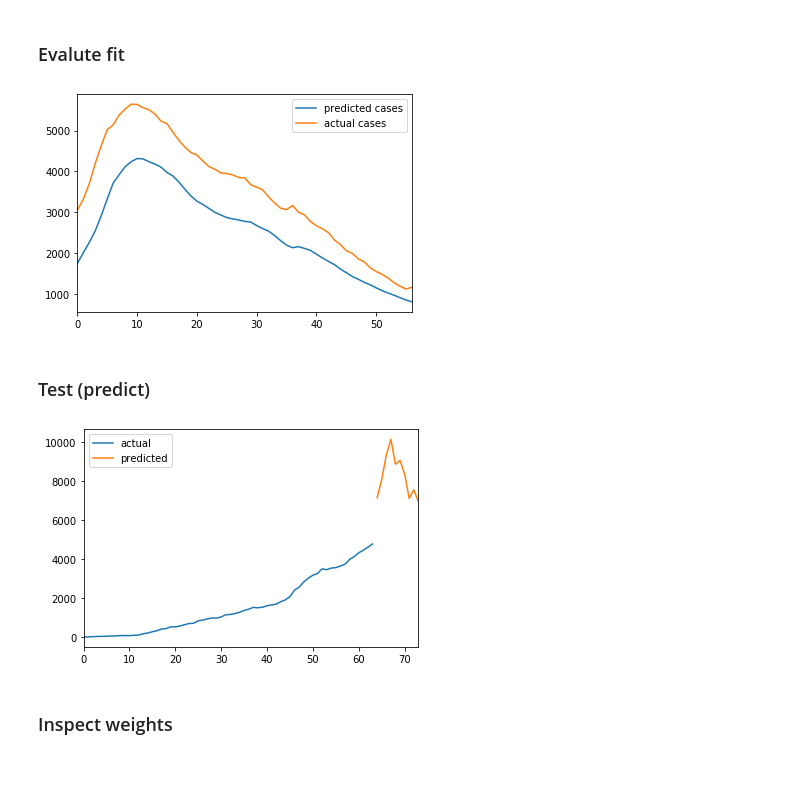
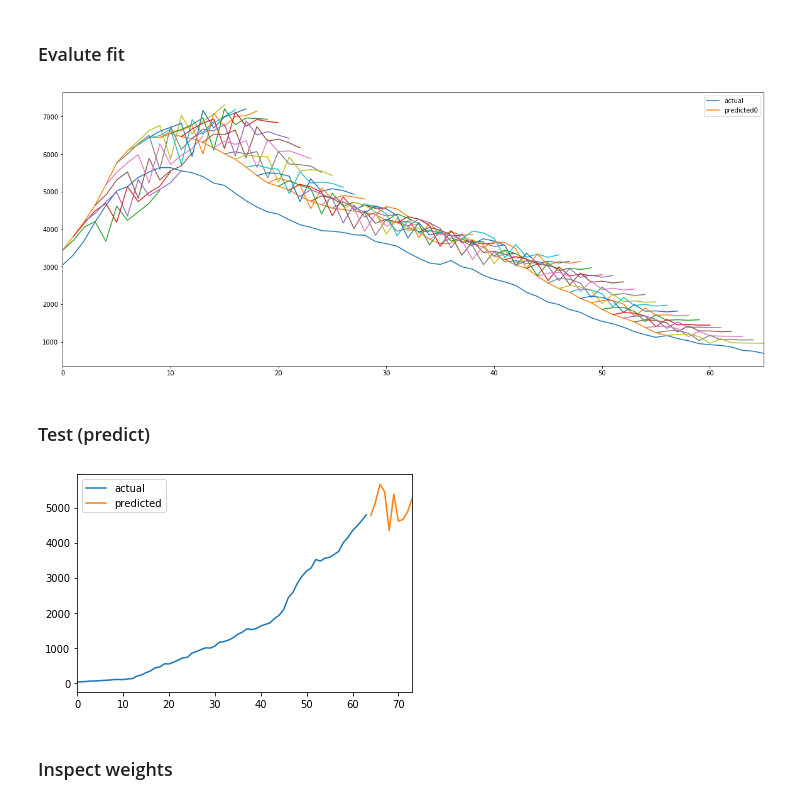
Before and after one commit to VICS-CORE/stats, a Jupyter notebook: 11_YudistirNet.ipynb, the cells around one changed output. Saved outputs shown, nothing was run; the diff lists cells and outputs as text; code cells hidden in the pictures; blank space fills up the shorter version.

```diff
--- a/11_YudistirNet.ipynb
+++ b/11_YudistirNet.ipynb
@@ -205,34 +218,57 @@ epoch:   9 avg_val_loss:  0.00043 avg_trn_loss:  0.00034
 # %% [markdown]
 ### Evalute fit
-# %%
-pop_fct = df.loc[df.location=='Italy', 'population'].iloc[0] / 1000
-
-pred_vals = []
-out_vals = []
-for data in tst_loader:
-    ip, op = data
-    pred = model.predict(ip.view(IP_SEQ_LEN, 1, 1))
-    pred_vals.append(pred.view(OP_SEQ_LEN)[0].item() * pop_fct)
-    out_vals.append(op.view(OP_SEQ_LEN)[0].item() * pop_fct)
-
-cmp_df = pd.DataFrame({
-    'predicted cases': pred_vals,
-    'actual cases': out_vals
-})
-_ = cmp_df.plot()
-# %% [output]
-[figure, removed]
+# %%
+pop_fct = df.loc[df.location=='Italy', 'population'].iloc[0] / 1000
+
+all_preds = []
+pred_vals = []
+out_vals = []
+i = -1
+for data in tst_loader:
+    i += 1
+#     if i%10 != 0:
+#         continue # skip 9 entries since each prediction is of length 10
+
+    ip, op = data
+    pred = model.predict(ip.view(IP_SEQ_LEN, 1, 1))
+
+#     if i==0: # prepend first input
+#         pred_vals.append(ip.view(IP_SEQ_LEN).numpy() * pop_fct)
+#         out_vals.extend(ip.view(IP_SEQ_LEN).numpy() * pop_fct)
+
+    all_preds.append(pred.view(OP_SEQ_LEN).numpy() * pop_fct)
+    pred_vals.append(pred.view(OP_SEQ_LEN).numpy()[0] * pop_fct)
+    out_vals.append(op.view(OP_SEQ_LEN).numpy()[0] * pop_fct)
+
+# last N-1 values
+out_vals.extend(op.view(OP_SEQ_LEN).numpy()[1:] * pop_fct)
+pred_vals.extend(([np.NaN] * OP_SEQ_LEN)[1:]) # pad with NaN
+
+cmp_df = pd.DataFrame({
+    'actual': out_vals,
+    'predicted0': pred_vals
+})
+ax = cmp_df.plot(figsize=(20,8))
+
+# plot predictions
+i=0
+for pred in all_preds:
+    cmp_df['predicted_cases'] = np.NaN
+    cmp_df.loc[i:i+OP_SEQ_LEN-1, 'predicted_cases'] = pred
+    cmp_df.plot(y='predicted_cases', ax=ax, legend=False)
+    i+=1
+# %% [output]
+[figure, added]
 # %% [markdown]
 ### Test (predict)
 # %%
 pop_fct = df.loc[df.location=='India', 'population'].iloc[0] / 1000
 
 ip = torch.tensor(
-    test[0][-IP_SEQ_LEN:],
+    test[0][-IP_SEQ_LEN-20:-20],
     dtype=torch.float32
 )
 pred = model.predict(ip.view(IP_SEQ_LEN, 1, 1))
-
 orig_df = pd.DataFrame({
     'actual': test[0] * pop_fct
 })
@@ -242,7 +278,7 @@ fut_df = pd.DataFrame({
 orig_df = orig_df.append(fut_df, ignore_index=True, sort=False)
 _ = orig_df.plot()
 # %% [output]
-[figure, old version]
+[figure, new version]
 # %% [markdown]
 ### Inspect weights
 # %%
```
Also changed, not shown: parts of 4 cells of this notebook.
